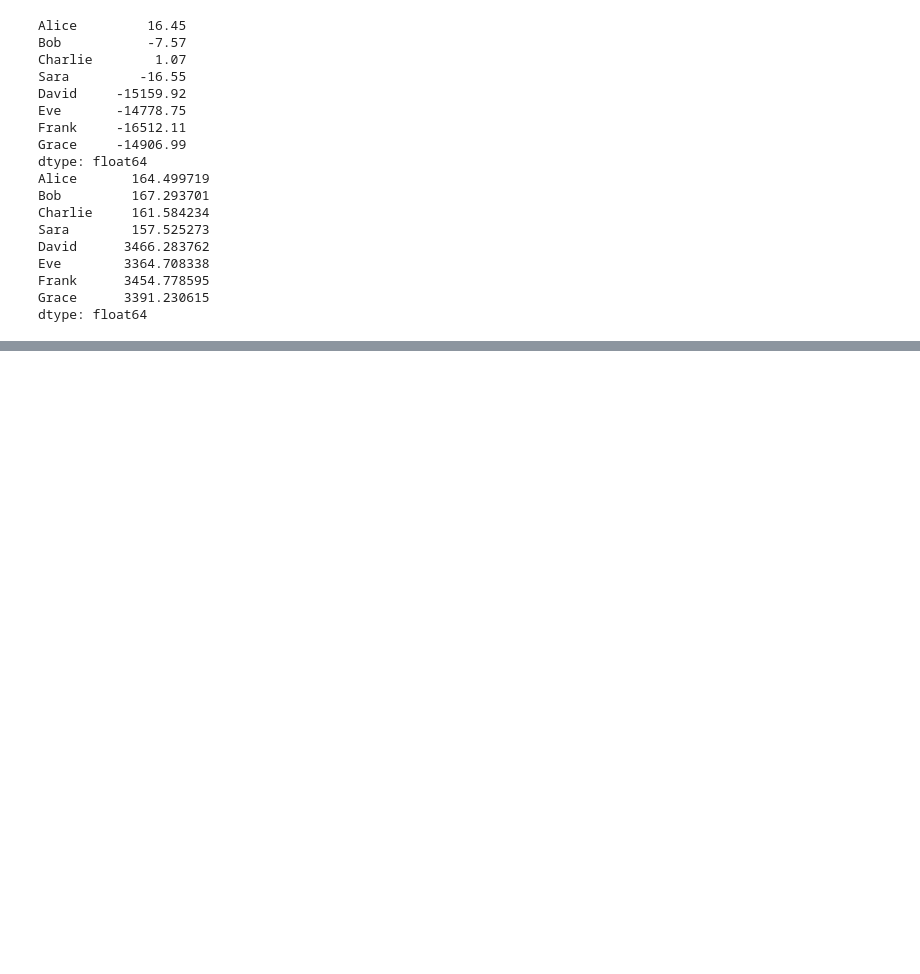
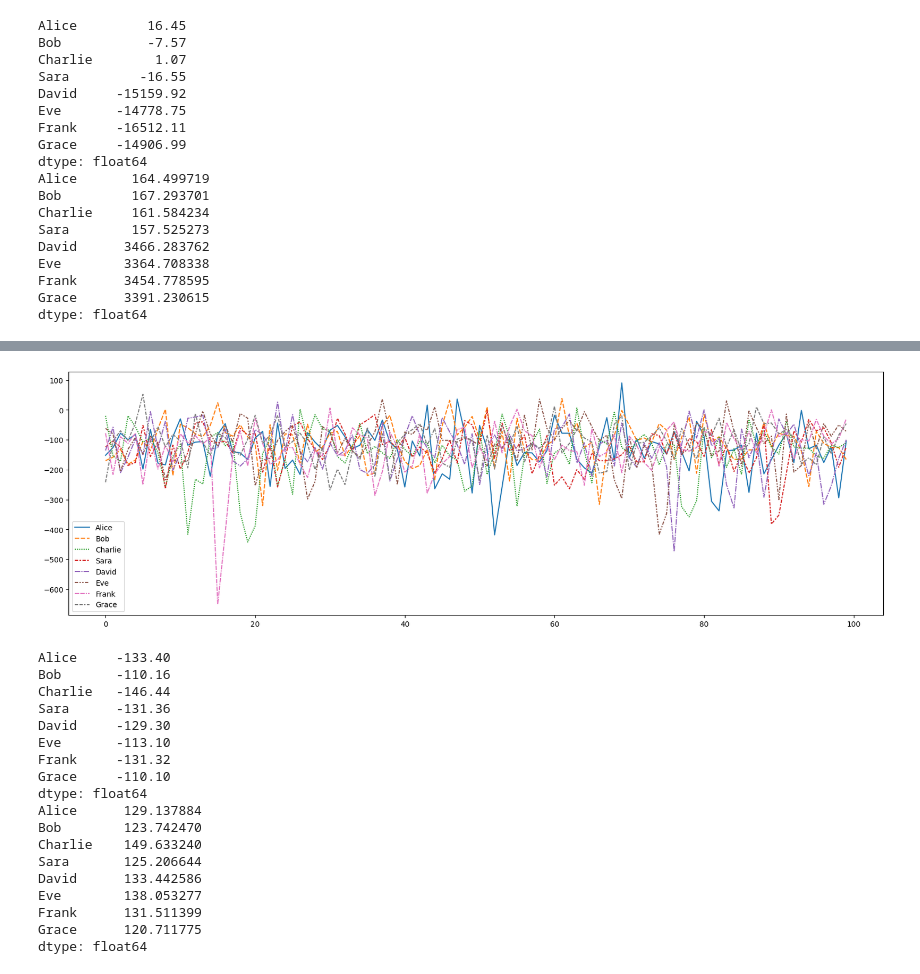
Before and after one commit to DjuloFyro/Skull-King-Simulator, a Jupyter notebook: stats_analysis.ipynb, the cells around one changed output, grey strips where cells are left out. Cells and saved outputs as stored; diff of their text form; code cells hidden in the pictures; blank space fills up the shorter version.

```diff
--- a/stats_analysis.ipynb
+++ b/stats_analysis.ipynb
@@ -72,0 +105,28 @@ dtype: float64
+# %%
+## AVEC LE PETIT POISSON
+
+game_stats_df = play_multiple_game(players=players, n_games=500, with_poisson=True)
+mean_per_10_games = game_stats_df.groupby(game_stats_df.index // 5).mean()
+plot_game_stats(mean_per_10_games)
+print(game_stats_df.mean())
+print(game_stats_df.std())
+# %% [output]
+[figure, added]
+Alice     -133.40
+Bob       -110.16
+Charlie   -146.44
+Sara      -131.36
+David     -129.30
+Eve       -113.10
+Frank     -131.32
+Grace     -110.10
+dtype: float64
+Alice      129.137884
+Bob        123.742470
+Charlie    149.633240
+Sara       125.206644
+David      133.442586
+Eve        138.053277
+Frank      131.511399
+Grace      120.711775
+dtype: float64
```
Also changed, not shown: parts of 2 cells of this notebook, 1 other file.
